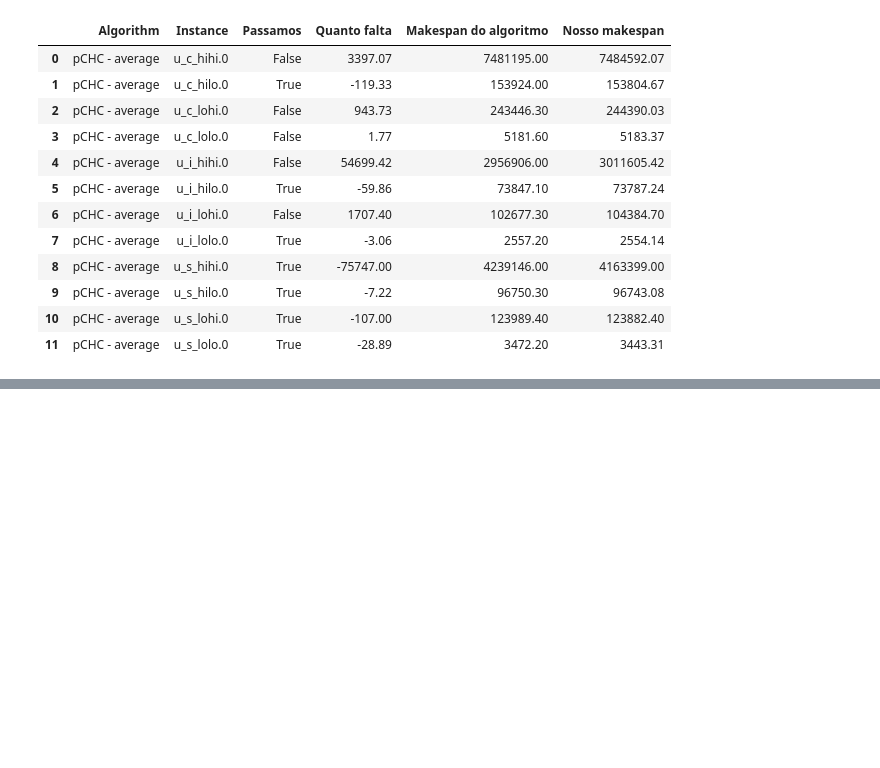
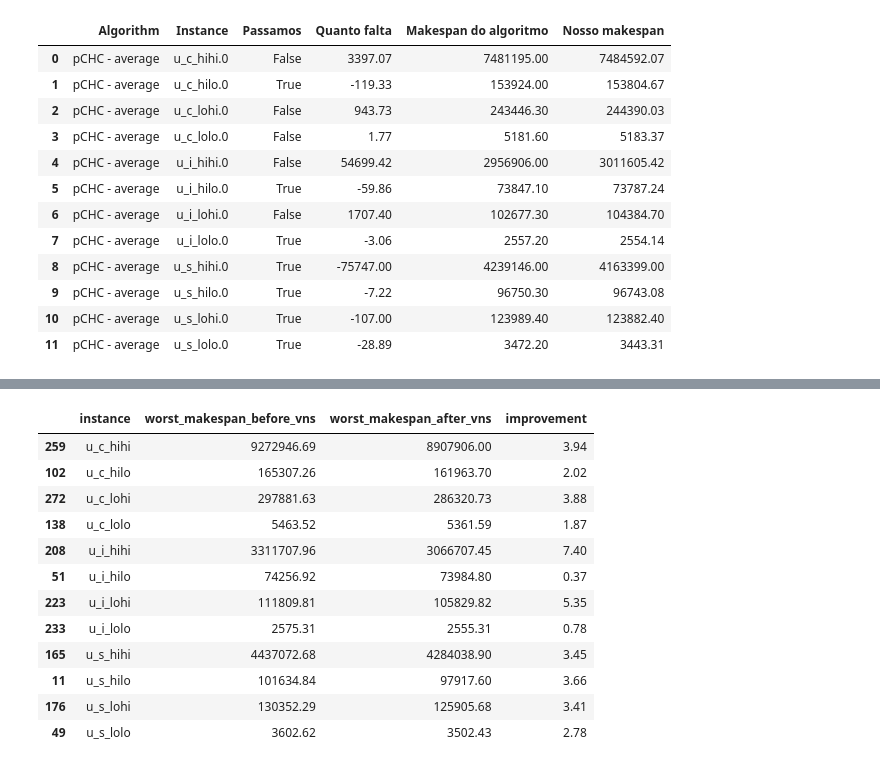
Before and after one commit to marlonrochaeng/pesquisaMestrado, a Jupyter notebook: resultados/Analise.ipynb, the cells around one changed output, grey strips where cells are left out. Cells and saved outputs as stored; diff of their text form; code cells hidden in the pictures; blank space fills up the shorter version.

```diff
--- a/resultados/Analise.ipynb
+++ b/resultados/Analise.ipynb
@@ -176,0 +284,18 @@ df_to_compare
+# %%
+df = df_mutacao_correto_vs.loc[df_mutacao_correto_vs['improvement'].isin(df_mutacao_correto_vs.groupby('instance')['improvement'].max().values)]
+df.sort_values('instance',inplace=True, ascending=True)
+df
+# %% [output]
+|  | instance | worst_makespan_before_vns | worst_makespan_after_vns | improvement |
+| 259 | u_c_hihi | 9272946.69 | 8907906.00 | 3.94 |
+| 102 | u_c_hilo | 165307.26 | 161963.70 | 2.02 |
+| 272 | u_c_lohi | 297881.63 | 286320.73 | 3.88 |
+| 138 | u_c_lolo | 5463.52 | 5361.59 | 1.87 |
+| 208 | u_i_hihi | 3311707.96 | 3066707.45 | 7.40 |
+| 51 | u_i_hilo | 74256.92 | 73984.80 | 0.37 |
+| 223 | u_i_lohi | 111809.81 | 105829.82 | 5.35 |
+| 233 | u_i_lolo | 2575.31 | 2555.31 | 0.78 |
+| 165 | u_s_hihi | 4437072.68 | 4284038.90 | 3.45 |
+| 11 | u_s_hilo | 101634.84 | 97917.60 | 3.66 |
+| 176 | u_s_lohi | 130352.29 | 125905.68 | 3.41 |
+| 49 | u_s_lolo | 3602.62 | 3502.43 | 2.78 |
```
Also changed, not shown: parts of 6 cells of this notebook, 25 other files.
